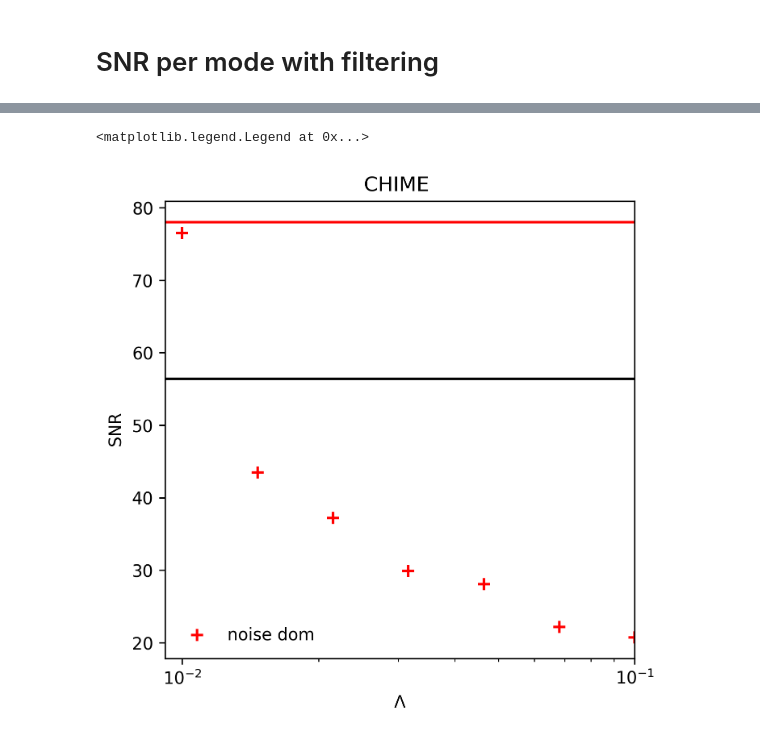
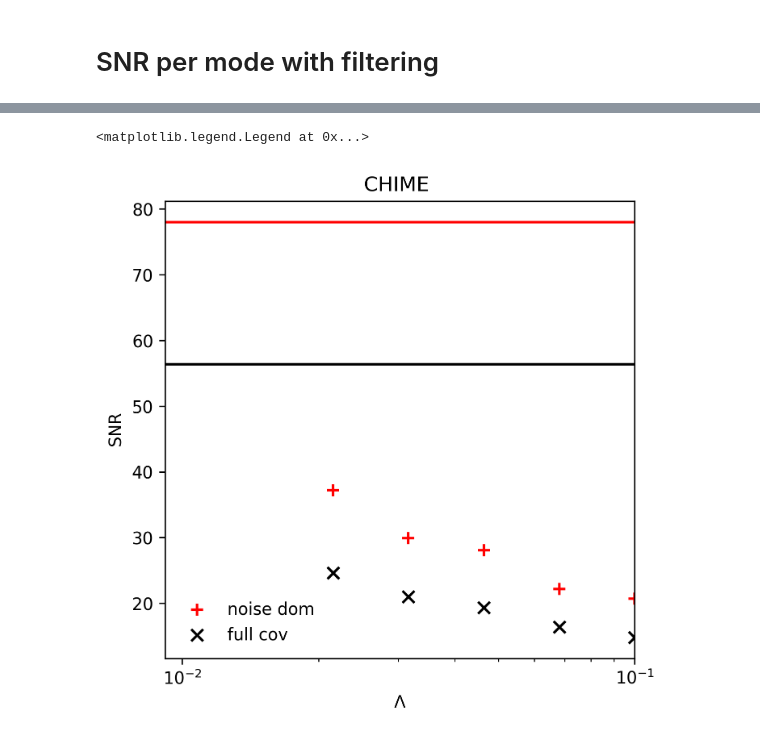
Before and after one commit to DelonShen/LIMxCMBL, a Jupyter notebook: 011.004.2025-03-18.CHIME-snr.ipynb, the cells around one changed output, grey strips where cells are left out. Drawn from its saved outputs; the diff is of its cells as text; code cells hidden in the pictures.

```diff
--- a/011.004.2025-03-18.CHIME-snr.ipynb
+++ b/011.004.2025-03-18.CHIME-snr.ipynb
@@ -232,8 +235,8 @@ plt.rcParams['axes.prop_cycle'] = plt.cycler(color=rainbow_colors[::-1])
 # %%
 plt.figure(facecolor = 'w')
 for Lambda in _Lambdas:
-    if(Lambda < 2*np.pi/(chimax - chimin)):
-        continue
+#     if(Lambda < 2*np.pi/(chimax - chimin)):
+#         continue
 
     label = None
     if(Lambda == 1e-5 or Lambda == 1e-1):
@@ -252,8 +255,8 @@ plt.legend(frameon=False)
 # %%
 plt.figure(facecolor = 'w')
 for Lambda in _Lambdas:
-    if(Lambda < 2*np.pi/(chimax - chimin)):
-        continue
+#     if(Lambda < 2*np.pi/(chimax - chimin)):
+#         continue
     label = None
     if(Lambda == 1e-5 or Lambda == 1e-1):
         label = r'$\Lambda=$%.1e'%(Lambda)
@@ -293,35 +296,35 @@ _idxs = np.where(SNR2_per_Omega_noise_dom <= SNR2_per_Omega_noise_dom[0])
 
 plt.scatter(_Lambdas[_idxs], np.sqrt(SNR2_per_Omega_noise_dom[_idxs] * Omega_field),
          c='r',
             marker='+',s=50,
         label='noise dom')
 
-# plt.scatter(_Lambdas[_idxs], np.sqrt(SNR2_per_Omega_full[_idxs] * Omega_field),
-#          c='k',
-#             marker='x', s=50,
-#         label='full cov')
+plt.scatter(_Lambdas[_idxs], np.sqrt(SNR2_per_Omega_full[_idxs] * Omega_field),
+         c='k',
+            marker='x', s=50,
+        label='full cov')
 
 plt.axhline(np.sqrt(SNR2_per_Omega_full[0] * Omega_field), c='k')
 plt.axhline(np.sqrt(SNR2_per_Omega_noise_dom[0] * Omega_field), c='r')
 
 # Omega_halfsky = 20000 * (np.pi/180)**2 #rad^2
 # plt.scatter(_Lambdas[_idxs], np.sqrt(SNR2_per_Omega_full[_idxs] * Omega_halfsky),
 #          c='lightgrey',
 #             marker='x', s=50,
 #         label='full cov + half sky')
 
 
 fundamental = 2*np.pi/(chimax - chimin)
 # plt.axvline(fundamental, c='lightgrey')
 # plt.xscale('symlog', linthresh = 5 * fundamental)
 plt.xscale('log')
 # plt.yscale('log')
 plt.xlim(fundamental, 1e-1)
 
 plt.xlabel(r'$\Lambda$')
 plt.ylabel(r'${\sf SNR}$')
 plt.title('CHIME ')
 plt.legend(frameon=False)
 # %% [output]
 <matplotlib.legend.Legend at 0x...>
-[figure, old version]
+[figure, new version]
```
Also changed, not shown: parts of 4 cells of this notebook, 15 other files.
